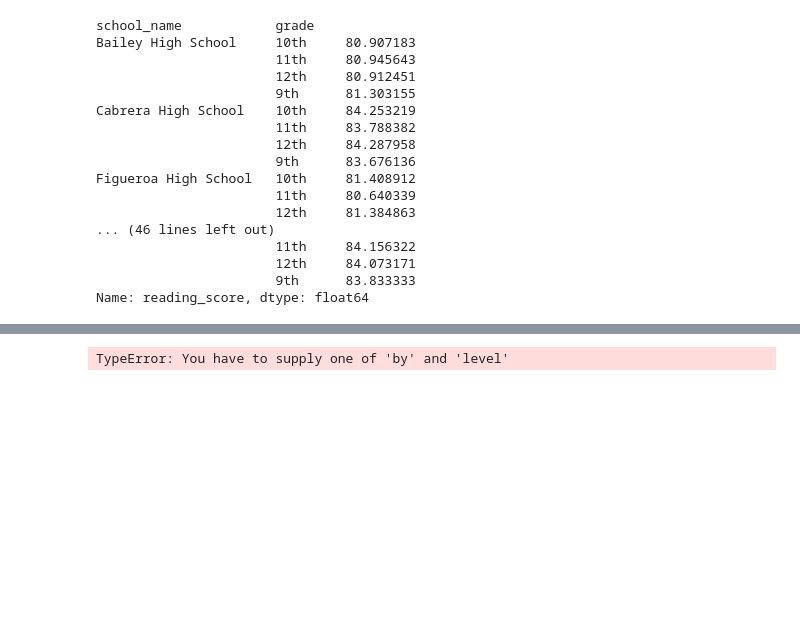
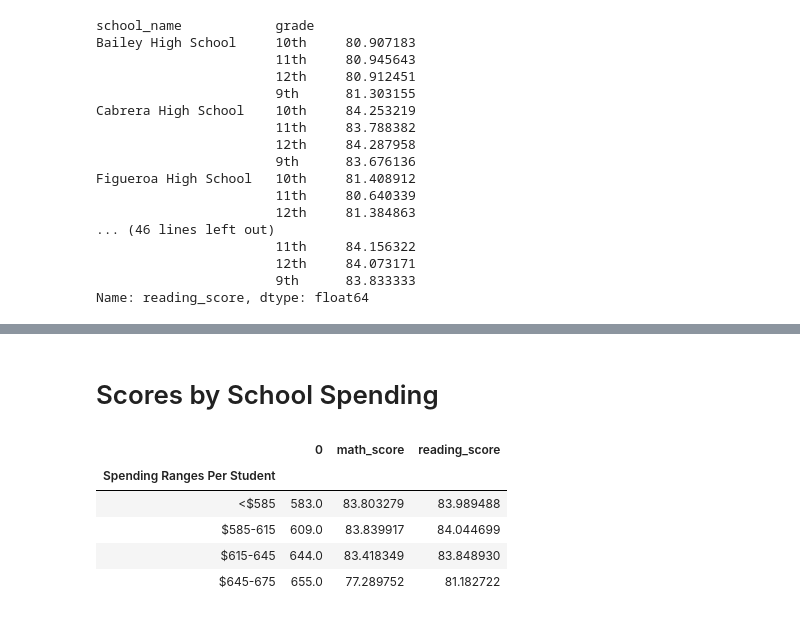
Before and after one commit to amolgupte/pandas-challenge-, a Jupyter notebook: PyCitySchools.ipynb, the cells around one changed output, grey strips where cells are left out. Saved outputs shown, nothing was run; the diff lists cells and outputs as text; code cells hidden in the pictures; blank space fills up the shorter version.

```diff
--- a/PyCitySchools.ipynb
+++ b/PyCitySchools.ipynb
@@ -207,3 +211,9 @@ Thomas High School     Charter     83.848930
 Wilson High School     Charter     83.989488
 Wright High School     Charter     83.955000
 Name: reading_score, dtype: float64
+# %%
+df5 = pd.concat([budget_per_stu, school_summary.math_score.mean(),school_summary.reading_score.mean()], axis=1)
+df5.iloc[:,0]
+
+#test_groupby = df5.groupby["O"]
+#test_groupby
@@ -309,4 +305,17 @@ school_summary.first()
-# %%
-newdf=pd.DataFrame.groupby(["school_summary.school_name.count","Total_budget"])
-# %% [output]
-TypeError: You have to supply one of 'by' and 'level'
+# %%
+# Sample bins. Feel free to create your own bins.
+spending_bins = [0, 585, 615, 645, 675]
+group_names = ["<$585", "$585-615", "$615-645", "$645-675"]
+# %% [markdown]
+# Scores by School Spending
+# %%
+df5["Spending Ranges Per Student"] = pd.cut(df5.iloc[:,0], spending_bins, labels=group_names)
+School_summary_groupby=df5.groupby(["Spending Ranges Per Student"])
+School_summary_groupby.max()
+# %% [output]
+|  | 0 | math_score | reading_score |
+| Spending Ranges Per Student |  |  |  |
+| <$585 | 583.0 | 83.803279 | 83.989488 |
+| $585-615 | 609.0 | 83.839917 | 84.044699 |
+| $615-645 | 644.0 | 83.418349 | 83.848930 |
+| $645-675 | 655.0 | 77.289752 | 81.182722 |
```
Also changed, not shown: parts of 15 cells of this notebook.
